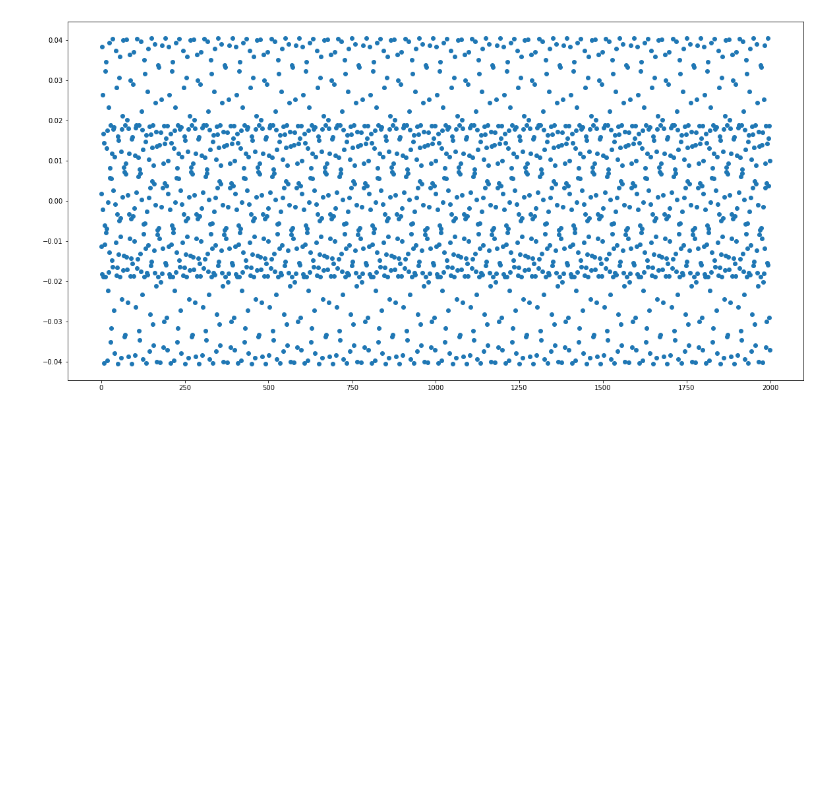
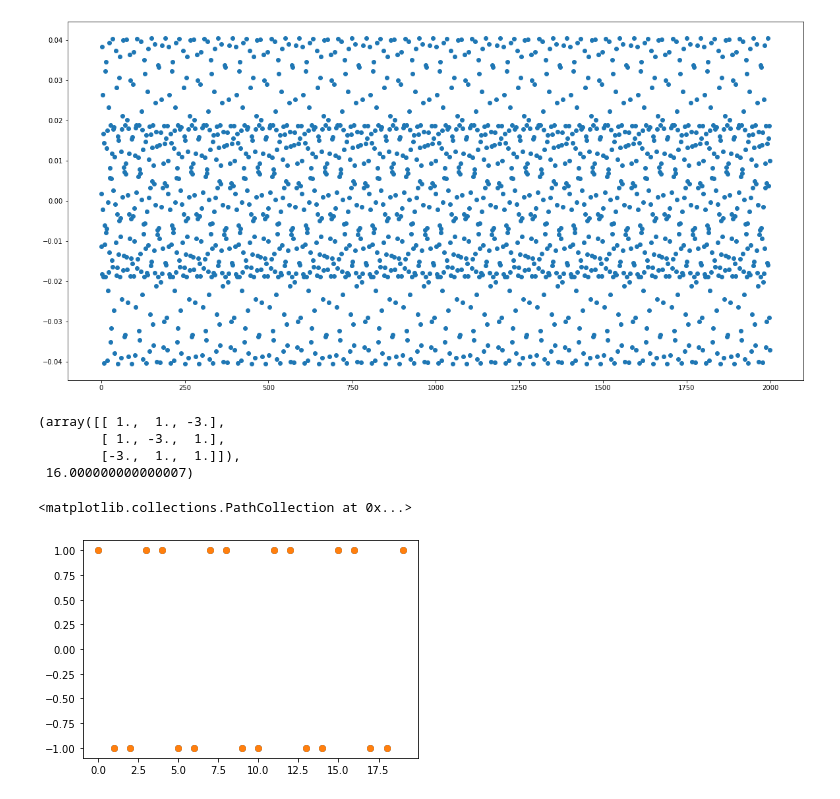
Before and after one commit to SvMixa/HSE_computational_physics, a Jupyter notebook: Home_work_5_Svintsov_M.ipynb, the cells around one changed output. Drawn from its saved outputs; the diff is of its cells as text; code cells hidden in the pictures; blank space fills up the shorter version.

```diff
--- a/Home_work_5_Svintsov_M.ipynb
+++ b/Home_work_5_Svintsov_M.ipynb
@@ -443,3 +470,28 @@ plt.scatter(range(len(eigvec_b[402])), eigvec_b[:,402])
 plt.show()
 # %% [output]
 [figure]
+# %%
+N = 3
+n = 3
+A = np.ones((N, N))
+for i in range(N):
+    A[i, N - i - 1] = -n
+A, np.linalg.det(A)
+# %% [output]
+(array([[ 1.,  1., -3.],
+        [ 1., -3.,  1.],
+        [-3.,  1.,  1.]]),
+ 16.000000000000007)
+# %%
+sign = []
+for N in range (20):
+    A = np.ones((N, N))
+    for i in range(N):
+        A[i, N - i - 1] = -N
+    sign.append(np.sign(np.linalg.det(A)))
+# %%
+plt.scatter(range(20), sign)
+plt.scatter(range(20), [(-1)**(k*(k+1)/2) for k in range(20)])
+# %% [output]
+<matplotlib.collections.PathCollection at 0x...>
+[figure, added]
```
Also changed, not shown: parts of 5 cells of this notebook.
